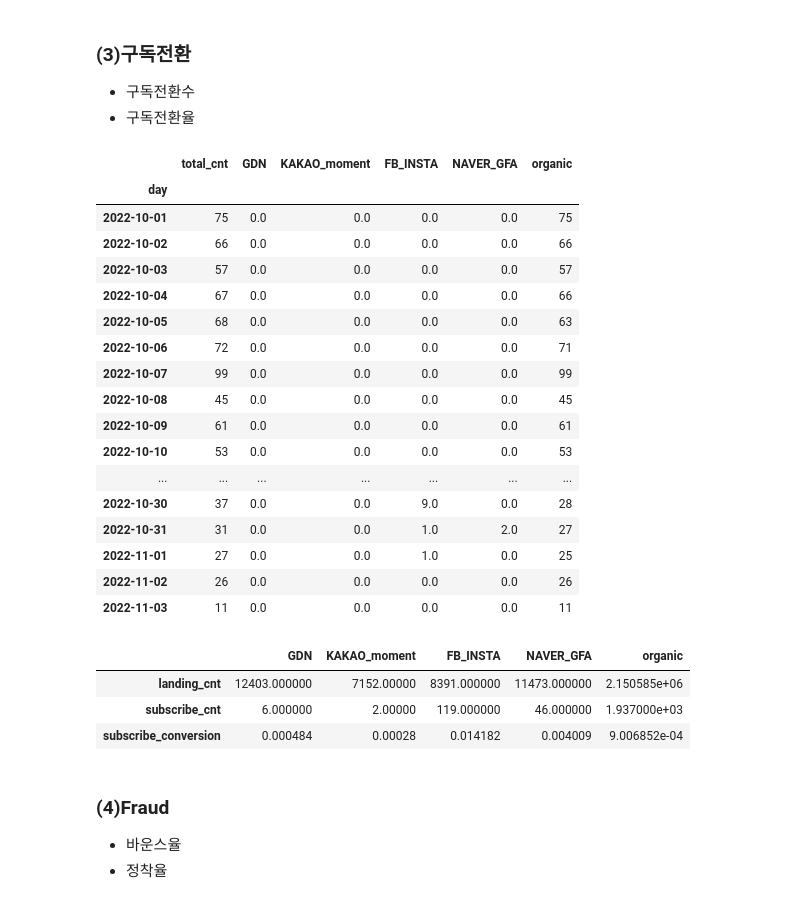
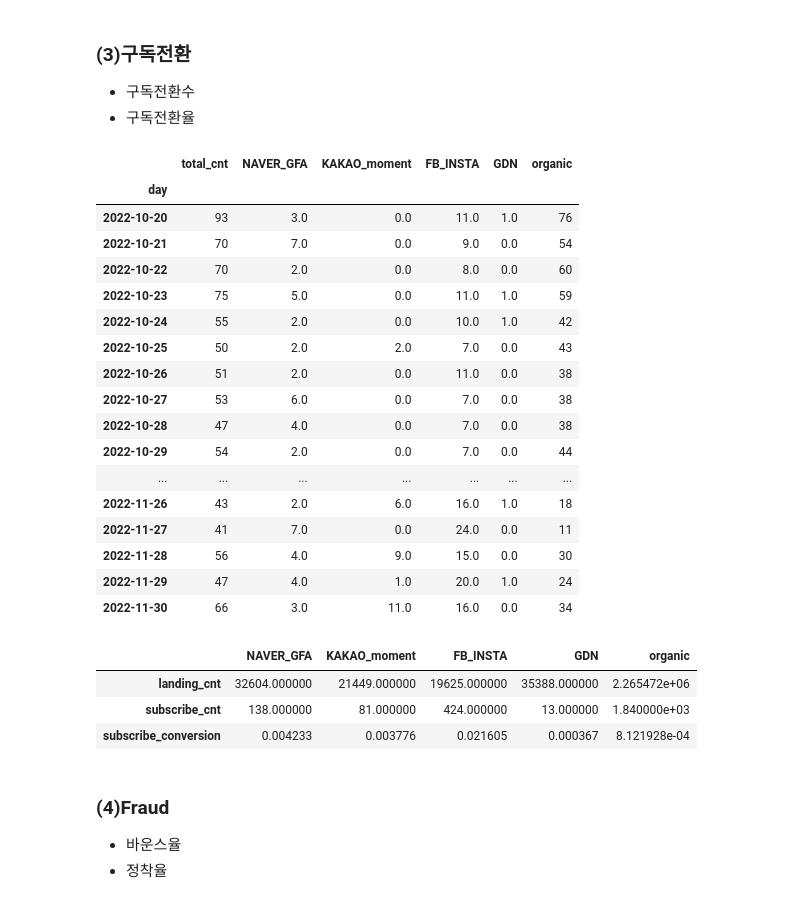
Before and after one commit to tand-datateam-th/kto_prj_git, a Jupyter notebook: [KTO]_Letter_analysis_v2_2210(MK).ipynb, the cells around one changed output. Drawn from its saved outputs; the diff is of its cells as text; code cells hidden in the pictures.

```diff
--- a/[KTO]_Letter_analysis_v2_2210(MK).ipynb
+++ b/[KTO]_Letter_analysis_v2_2210(MK).ipynb
@@ -99,15 +94,18 @@ for pkg in [return_pickle] :
 # 1. log Data import
 #------------------------------------------------#
 # dates: 10월 한 달
-df_app_log = DataImport.read_files(
-    input_path = INPUT_PATH + DATA_TYPE + APP_KEY,
-    today = datetime.strptime('20221118', '%Y%m%d') + timedelta(days = 1),
-    dates = (datetime.strptime('20221118', '%Y%m%d') - datetime.strptime('20221110', '%Y%m%d')).days + 1,
-    platform_total = True, reduce_memory = True, verbose = False)
+CheckDate.check_date_return_pickle(e_date='20221130', s_date=s_date)
+df_app_log = ReadFile.read_pickle(e_date='20221130', s_date=s_date)
 
-# df_app_log_copy = df_app_log.copy()        ## copy code
+# df_app_log = DataImport.read_files(
+#     input_path = INPUT_PATH + DATA_TYPE + APP_KEY,
+#     today = datetime.strptime('20221118', '%Y%m%d') + timedelta(days = 1),
+#     dates = (datetime.strptime('20221118', '%Y%m%d') - datetime.strptime('20221110', '%Y%m%d')).days + 1,
+#     platform_total = True, reduce_memory = True, verbose = False)
 
-# df_app_log_before = DataImport.set_date_range(df = df_app_log, start= datetime(2022,10,1), end = advertisement_date)
-# df_app_log_after = DataImport.set_date_range(df = df_app_log, start= advertisement_date, end = datetime(2022,11,3))
+df_app_log_copy = df_app_log.copy()        ## copy code
+
+df_app_log_before = DataImport.set_date_range(df = df_app_log, start= datetime(2022,10,1), end = advertisement_date)
+df_app_log_after = DataImport.set_date_range(df = df_app_log, start= advertisement_date, end = datetime(2022,11,27))
 # %% [markdown]
 # 2.Preprocess
@@ -306,6 +239,7 @@ dict_duration_seg['low'] = df_duration_per_device[
 #------------------------------------------------#
 # 3. segment by new or re
 #------------------------------------------------#
+df_app_log['created_date'] = pd.DatetimeIndex(df_app_log['created_date'])
 lst_new_device = list(df_app_log[df_app_log['created_date'] >= datetime.strptime(s_date, '%Y%m%d')][KEY_ID_DEVICE].unique())
 lst_re_device = list(df_app_log[df_app_log['created_date'] < datetime.strptime(s_date, '%Y%m%d')][KEY_ID_DEVICE].unique())
 
@@ -526,8 +459,8 @@ df_subscribe_conversion = pd.DataFrame(index=[
                                 'subscribe_conversion'])
 
 def count_subscribe_conversion(dict_input, dict_output, df_output_daily, df_output_conversion, KEY_ID = KEY_ID_DEVICE):
-    _df_log_target = df_app_log_total[
-        df_app_log_total['abs_events'].apply(
+    _df_log_target = df_app_log[
+        df_app_log['abs_events'].apply(
             lambda x : True if EVENT_SUBSCRIBE in x else False
             )]
 
@@ -538,55 +471,55 @@ def count_subscribe_conversion(dict_input, dict_output, df_output_daily, df_outp
         ### 2) 매체별 일별 구독완료 유저 수
         _lst_target = list(set(_lst_device) &  set(_segment))
 
         _df = _df_log_target[_df_log_target[KEY_ID].isin(_segment)].groupby('day')[KEY_ID].nunique().to_frame(name = f'{_referrer}_subscribe_cnt').fillna(0)
 
         dict_output_subscribe[f'{_referrer}'] = {}
         dict_output_subscribe[f'{_referrer}']['subscribe_cnt'] = _df
         df_output[f'{_referrer}'] = _df[f'{_referrer}_subscribe_cnt']
         df_output.fillna(0, inplace=True)
 
         ### 3) 구독전환율
         landing_cnt = len(_segment)
         _df = df_param_subscribe[df_param_subscribe[KEY_ID_DEVICE].isin(_segment)]
         subscribe_cnt = _df[KEY_ID_DEVICE].nunique()
         dict_output[f'{_referrer}']['subscribe_conversion'] = [landing_cnt,
                                                         subscribe_cnt,
                                                         (subscribe_cnt/landing_cnt)]
 
         df_output_conversion[f'{_referrer}'] = dict_output[f'{_referrer}']['subscribe_conversion']
 
     return df_output, df_output_conversion
 
 df_daily_subscribe, df_subscribe_conversion =count_subscribe_conversion(
                                                 dict_lst_user_from_referrs_gudok, dict_output_subscribe,
                                                 df_daily_subscribe, df_subscribe_conversion)
 
 pd.set_option('max_rows', 100)
 df_daily_subscribe
 df_subscribe_conversion
 # %% [output]
-|  | total_cnt | GDN | KAKAO_moment | FB_INSTA | NAVER_GFA | organic |
+|  | total_cnt | NAVER_GFA | KAKAO_moment | FB_INSTA | GDN | organic |
 | day |  |  |  |  |  |  |
-| 2022-10-01 | 75 | 0.0 | 0.0 | 0.0 | 0.0 | 75 |
-| 2022-10-02 | 66 | 0.0 | 0.0 | 0.0 | 0.0 | 66 |
-| 2022-10-03 | 57 | 0.0 | 0.0 | 0.0 | 0.0 | 57 |
-| 2022-10-04 | 67 | 0.0 | 0.0 | 0.0 | 0.0 | 66 |
-| 2022-10-05 | 68 | 0.0 | 0.0 | 0.0 | 0.0 | 63 |
-| 2022-10-06 | 72 | 0.0 | 0.0 | 0.0 | 0.0 | 71 |
-| 2022-10-07 | 99 | 0.0 | 0.0 | 0.0 | 0.0 | 99 |
-| 2022-10-08 | 45 | 0.0 | 0.0 | 0.0 | 0.0 | 45 |
-| 2022-10-09 | 61 | 0.0 | 0.0 | 0.0 | 0.0 | 61 |
-| 2022-10-10 | 53 | 0.0 | 0.0 | 0.0 | 0.0 | 53 |
+| 2022-10-20 | 93 | 3.0 | 0.0 | 11.0 | 1.0 | 76 |
+| 2022-10-21 | 70 | 7.0 | 0.0 | 9.0 | 0.0 | 54 |
+| 2022-10-22 | 70 | 2.0 | 0.0 | 8.0 | 0.0 | 60 |
+| 2022-10-23 | 75 | 5.0 | 0.0 | 11.0 | 1.0 | 59 |
+| 2022-10-24 | 55 | 2.0 | 0.0 | 10.0 | 1.0 | 42 |
+| 2022-10-25 | 50 | 2.0 | 2.0 | 7.0 | 0.0 | 43 |
+| 2022-10-26 | 51 | 2.0 | 0.0 | 11.0 | 0.0 | 38 |
+| 2022-10-27 | 53 | 6.0 | 0.0 | 7.0 | 0.0 | 38 |
+| 2022-10-28 | 47 | 4.0 | 0.0 | 7.0 | 0.0 | 38 |
+| 2022-10-29 | 54 | 2.0 | 0.0 | 7.0 | 0.0 | 44 |
 | ... | ... | ... | ... | ... | ... | ... |
-| 2022-10-30 | 37 | 0.0 | 0.0 | 9.0 | 0.0 | 28 |
-| 2022-10-31 | 31 | 0.0 | 0.0 | 1.0 | 2.0 | 27 |
-| 2022-11-01 | 27 | 0.0 | 0.0 | 1.0 | 0.0 | 25 |
-| 2022-11-02 | 26 | 0.0 | 0.0 | 0.0 | 0.0 | 26 |
-| 2022-11-03 | 11 | 0.0 | 0.0 | 0.0 | 0.0 | 11 |
+| 2022-11-26 | 43 | 2.0 | 6.0 | 16.0 | 1.0 | 18 |
+| 2022-11-27 | 41 | 7.0 | 0.0 | 24.0 | 0.0 | 11 |
+| 2022-11-28 | 56 | 4.0 | 9.0 | 15.0 | 0.0 | 30 |
+| 2022-11-29 | 47 | 4.0 | 1.0 | 20.0 | 1.0 | 24 |
+| 2022-11-30 | 66 | 3.0 | 11.0 | 16.0 | 0.0 | 34 |
-|  | GDN | KAKAO_moment | FB_INSTA | NAVER_GFA | organic |
-| landing_cnt | 12403.000000 | 7152.00000 | 8391.000000 | 11473.000000 | 2.150585e+06 |
-| subscribe_cnt | 6.000000 | 2.00000 | 119.000000 | 46.000000 | 1.937000e+03 |
-| subscribe_conversion | 0.000484 | 0.00028 | 0.014182 | 0.004009 | 9.006852e-04 |
+|  | NAVER_GFA | KAKAO_moment | FB_INSTA | GDN | organic |
+| landing_cnt | 32604.000000 | 21449.000000 | 19625.000000 | 35388.000000 | 2.265472e+06 |
+| subscribe_cnt | 138.000000 | 81.000000 | 424.000000 | 13.000000 | 1.840000e+03 |
+| subscribe_conversion | 0.004233 | 0.003776 | 0.021605 | 0.000367 | 8.121928e-04 |
 # %% [markdown]
 ### (4)Fraud
 - 바운스율
```
Also changed, not shown: parts of 23 cells of this notebook, 6 other files.
